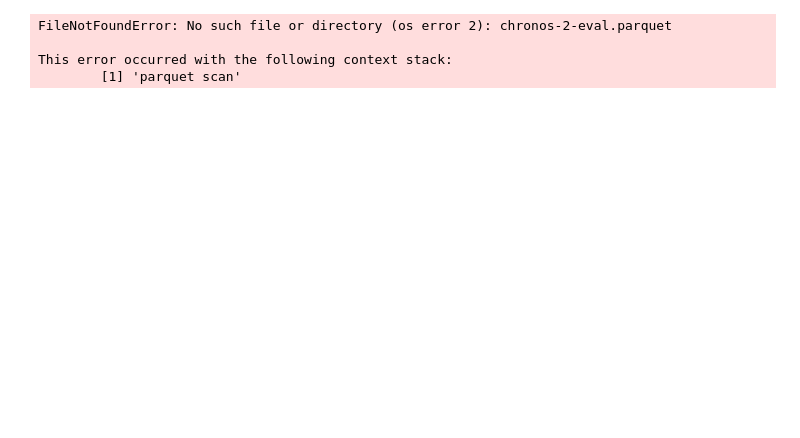
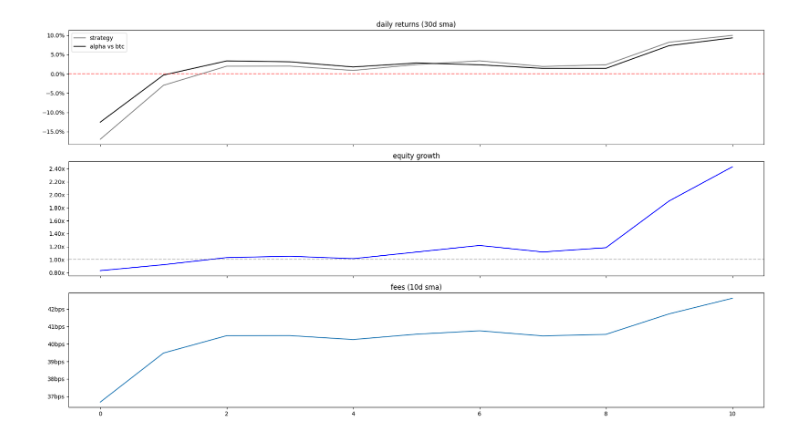
Before and after one commit to flanfly/studies, a Jupyter notebook: chronos-2-eval.ipynb, the cells around one changed output. Drawn from its saved outputs; the diff is of its cells as text; code cells hidden in the pictures; blank space fills up the shorter version.

Commit message:
fix chronos-2 eval, return more metrics

```diff
--- a/chronos-2-eval.ipynb
+++ b/chronos-2-eval.ipynb
@@ -268,15 +278,28 @@ This error occurred with the following context stack:
 # %%
-res = pl.read_parquet(output_eval_file)
+import matplotlib.pyplot as plt
+import matplotlib.ticker as mtick
+
+res = pd.read_parquet(output_eval_file)
 
 fig, [ax1, ax2, ax3] = plt.subplots(3,1,figsize=(18,10), sharex=True)
 
-((np.exp(res.strategy) - 1) * 100).rolling(30).mean().plot(y='strategy',ax=ax1,color='gray')
-((np.exp(res.perf) - 1) * 100).rolling(30).mean().plot(y='perf',ax=ax1,color='black')
-ax1.axhline(0)
-res.equity.plot(y='equity',ax=ax2)
-(res.fee * 100).rolling(10).mean().plot(y='fee',ax=ax3)
+# returns
+((np.exp(res.strategy) - 1) * 100).rolling(30,min_periods=1).mean().plot(y='strategy',ax=ax1,color='gray',label='strategy')
+((np.exp(res.perf) - 1) * 100).rolling(30,min_periods=1).mean().plot(y='perf',ax=ax1,color='black',label='alpha vs btc')
+ax1.set_title('daily returns (30d sma)')
+ax1.yaxis.set_major_formatter(mtick.PercentFormatter(symbol='%'))
+ax1.axhline(0, color='red', linestyle='--', alpha=0.5)
+ax1.legend()
+
+# equity multiplier
+np.exp(res.equity).plot(y='equity',ax=ax2,color='blue',title='equity growth')
+ax2.yaxis.set_major_formatter(mtick.StrMethodFormatter('{x:.2f}x'))
+ax2.axhline(1, color='gray', linestyle='--', alpha=0.5)
+
+# fees
+(res.fee * 10_000).rolling(10,min_periods=1).mean().plot(y='fee',ax=ax3,title='fees (10d sma)')
+ax3.yaxis.set_major_formatter(mtick.StrMethodFormatter('{x:.0f}bps'))
+plt.tight_layout()
+plt.show()
 # %% [output]
-FileNotFoundError: No such file or directory (os error 2): chronos-2-eval.parquet
-
-This error occurred with the following context stack:
-        [1] 'parquet scan'
+[figure, added]
```
Also changed, not shown: parts of 7 cells of this notebook, 2 other files.
